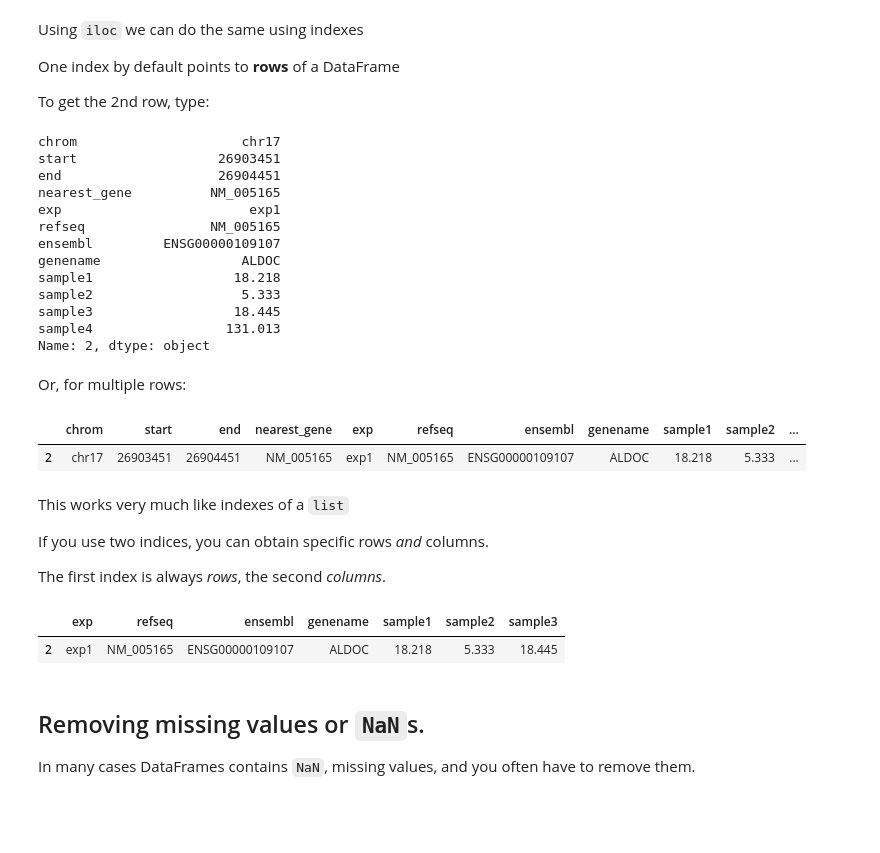
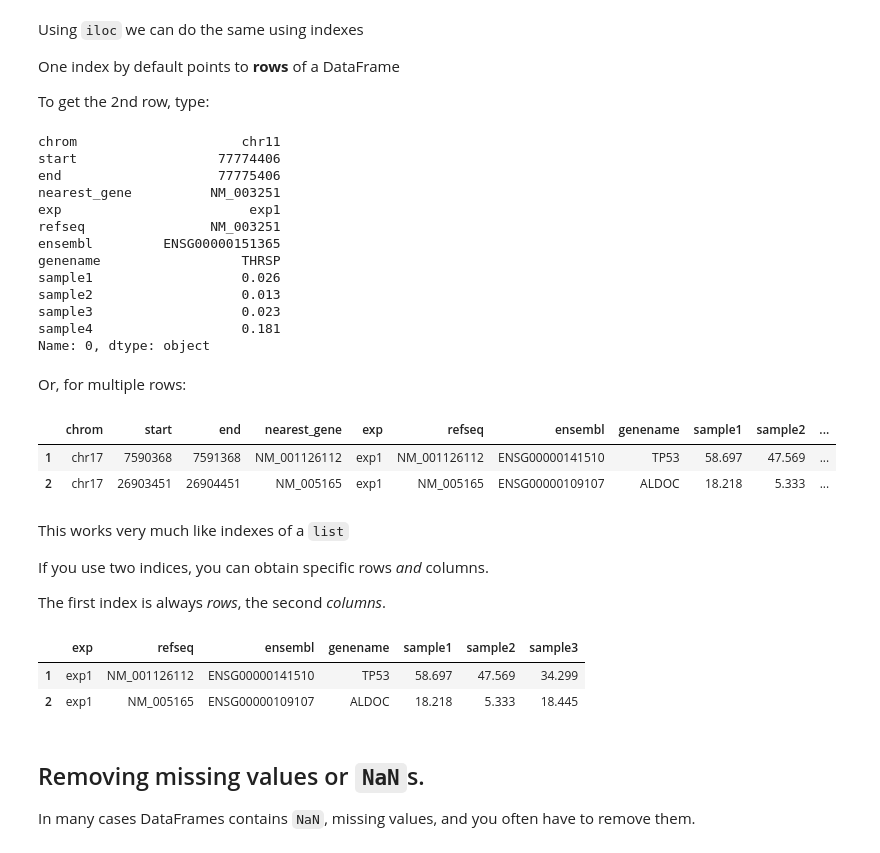
Before and after one commit to YuLab-RU/CFB_book, a Jupyter notebook: _build/jupyter_execute/content/pandas.ipynb, the cells around one changed output. Saved outputs shown, nothing was run; the diff lists cells and outputs as text; code cells hidden in the pictures; blank space fills up the shorter version.

```diff
--- a/_build/jupyter_execute/content/pandas.ipynb
+++ b/_build/jupyter_execute/content/pandas.ipynb
@@ -371,27 +371,28 @@ One index by default points to **rows** of a DataFrame
 
 To get the 2nd row, type:
 # %%
-df_all.iloc[2]
+df_all.iloc[0]
 # %% [output]
-chrom                     chr17
-start                  26903451
-end                    26904451
-nearest_gene          NM_005165
+chrom                     chr11
+start                  77774406
+end                    77775406
+nearest_gene          NM_003251
 exp                        exp1
-refseq                NM_005165
-ensembl         ENSG00000109107
-genename                  ALDOC
-sample1                  18.218
-sample2                   5.333
-sample3                  18.445
-sample4                 131.013
-Name: 2, dtype: object
+refseq                NM_003251
+ensembl         ENSG00000151365
+genename                  THRSP
+sample1                   0.026
+sample2                   0.013
+sample3                   0.023
+sample4                   0.181
+Name: 0, dtype: object
 # %% [markdown]
 Or, for multiple rows:
 # %%
-df_all.iloc[2:5]
+df_all.iloc[1:3]
 # %% [output]
 |  | chrom | start | end | nearest_gene | exp | refseq | ensembl | genename | sample1 | sample2 | ... |
+| 1 | chr17 | 7590368 | 7591368 | NM_001126112 | exp1 | NM_001126112 | ENSG00000141510 | TP53 | 58.697 | 47.569 | ... |
 | 2 | chr17 | 26903451 | 26904451 | NM_005165 | exp1 | NM_005165 | ENSG00000109107 | ALDOC | 18.218 | 5.333 | ... |
 # %% [markdown]
 This works very much like indexes of a `list`
@@ -400,9 +401,10 @@ If you use two indices, you can obtain specific rows *and* columns.
 
 The first index is always *rows*, the second *columns*.
 # %%
-df_all.iloc[2:5, 4:11]
+df_all.iloc[1:3, 4:11]
 # %% [output]
 |  | exp | refseq | ensembl | genename | sample1 | sample2 | sample3 |
+| 1 | exp1 | NM_001126112 | ENSG00000141510 | TP53 | 58.697 | 47.569 | 34.299 |
 | 2 | exp1 | NM_005165 | ENSG00000109107 | ALDOC | 18.218 | 5.333 | 18.445 |
 # %% [markdown]
 ## Removing missing values or `NaN`s.
```
Also changed, not shown: parts of 1 cell of this notebook, 5 other files.
